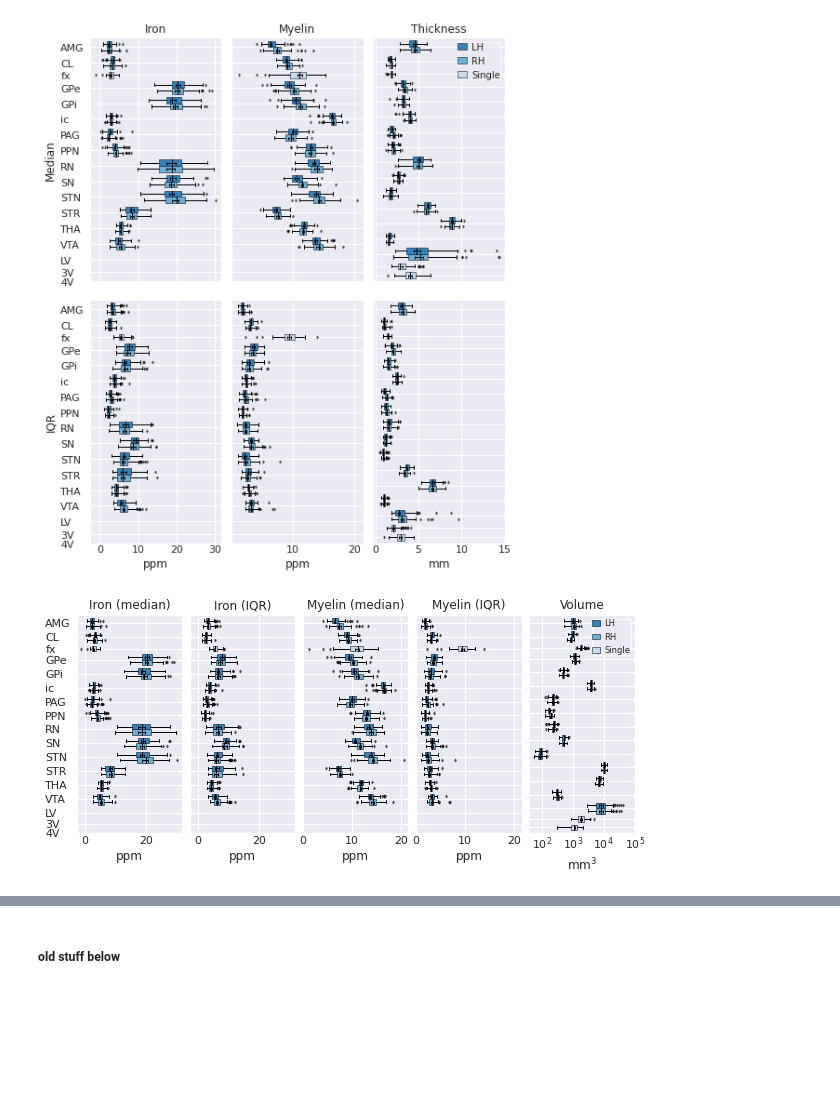
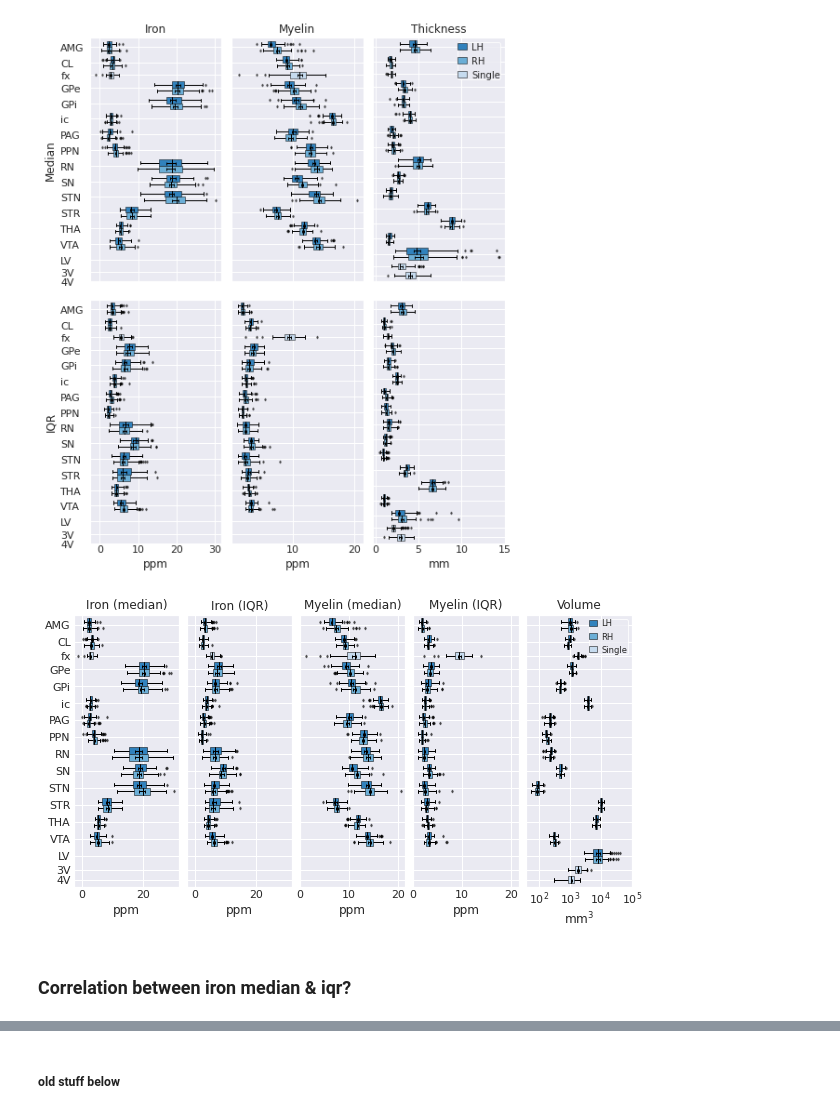
Before and after one commit to StevenM1/Ahead_morphometry, a Jupyter notebook: 6. Figures 1 - distributions.ipynb, the cells around one changed output, grey strips where cells are left out. Cells and saved outputs as stored; diff of their text form; code cells hidden in the pictures; blank space fills up the shorter version.

Commit message:
Revision first update; still needs cleanup

```diff
--- a/6. Figures 1 - distributions.ipynb
+++ b/6. Figures 1 - distributions.ipynb
@@ -211,7 +212,7 @@ f.savefig('../figures/figure1_boxplots_v6_massp2.pdf', bbox_inches='tight')
 ### Error bars
 sns.set_style("darkgrid")
 sns.set_context('notebook')
-f, ax = plt.subplots(1,5, figsize=(10,4), sharey=False, gridspec_kw={'wspace': 0.075, 'hspace': 0.075})
+f, ax = plt.subplots(1,5, figsize=(10,5), sharey=True, gridspec_kw={'wspace': 0.075, 'hspace': 0.075})
 ax = ax[np.newaxis,:]
 
 
@@ -294,13 +295,13 @@ for ax_y, intensity in enumerate(['iron', 'myelin', 'seg']):
         positions['Hemi'] = positions['ROI'].apply(lambda x: x.split(' ')[1] if ' ' in x else '')
         labelpos = positions.groupby('ROI2').position.mean()
 
-        if ax_y == 0:
+        if ax_y == 4:
             ax[ax_x,ax_y].set_yticks(labelpos)
             ax[ax_x,ax_y].set_yticklabels(labelpos.index, ha = 'left')
 #            ax[ax_x,ax_y].set_ylabel(statistic)
-        if ax_y > 0:
-            ax[ax_x,ax_y].set_yticks(labelpos)
-            ax[ax_x,ax_y].set_yticklabels([])
+#         if ax_y > 0:
+#             ax[ax_x,ax_y].set_yticks(labelpos)
+#             ax[ax_x,ax_y].set_yticklabels([])
 #        if ax_y == 4:
         ax[ax_x,ax_y].tick_params(axis='both', which='major', pad=-3)
 #        else:
@@ -316,37 +317,39 @@ for ax_y, intensity in enumerate(['iron', 'myelin', 'seg']):
         if ax_x == 0:
             unit = 'ppm' if intensity in ['iron', 'myelin'] else 'mm$^3$'
             ax[ax_x, ax_y].set_xlabel('{}'.format(unit))
 
 
 ax[0,-1].legend([artists_for_legend[0]['boxes'][0], artists_for_legend[1]['boxes'][0], artists_for_legend[2]['boxes'][0]],
                ['LH', 'RH', 'Single'], borderaxespad=.5, borderpad=0,
                labelspacing=.5, handlelength=1, handletextpad=0.5, edgecolor='white', fontsize='x-small')
 # sns.despine()
 ax[0,2].set_xlim([0,ax[0,2].get_xlim()[1]])
 ax[0,-1].set_xscale('log')
 ax[0,-1].set_title('Volume')
 
 ax[0,1].sharex(ax[0,0])
 ax[0,3].sharex(ax[0,2])
 ax[0,-1].set_xticks([1e2, 1e3, 1e4, 1e5])
 #
 
 ax[0,0].set_title('Iron (median)')
 ax[0,1].set_title('Iron (IQR)')
 ax[0,2].set_title('Myelin (median)')
 ax[0,3].set_title('Myelin (IQR)')
 
-plt.draw()  # this is needed because get_window_extent needs a renderer to work
-yax = ax[0,0].get_yaxis()
-# find the maximum width of the label on the major ticks
-pad = max(T.label.get_window_extent().width for T in yax.majorTicks)
-yax.set_tick_params(pad=pad)
+# plt.draw()  # this is needed because get_window_extent needs a renderer to work
+# yax = ax[0,0].get_yaxis()
+# # find the maximum width of the label on the major ticks
+# pad = max(T.label.get_window_extent().width for T in yax.majorTicks)
+# yax.set_tick_params(pad=pad)
 
 # yax = ax[1,0].get_yaxis()
 # # find the maximum width of the label on the major ticks
 # pad = max(T.label.get_window_extent().width for T in yax.majorTicks)
 # yax.set_tick_params(pad=pad)
 
-f.savefig('../figures/figure1_boxplots_v7_massp2.pdf', bbox_inches='tight')
+f.savefig('../figures/figure1_boxplots_v7_massp2_r1.pdf', bbox_inches='tight')
 # %% [output]
-[figure, old version]
+[figure, new version]
+# %% [markdown]
+### Correlation between iron median & iqr?
```
Also changed, not shown: parts of 34 cells of this notebook, 6 other files.
